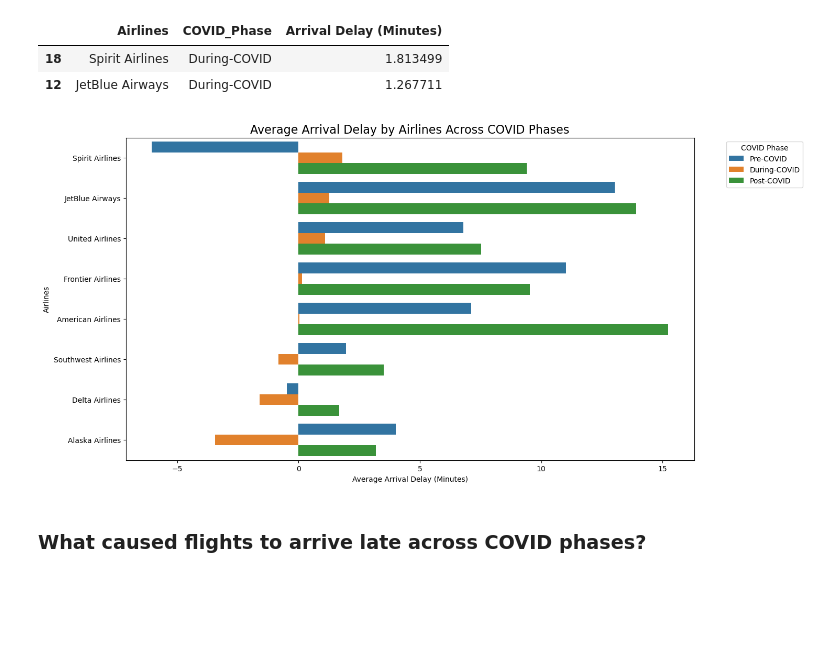
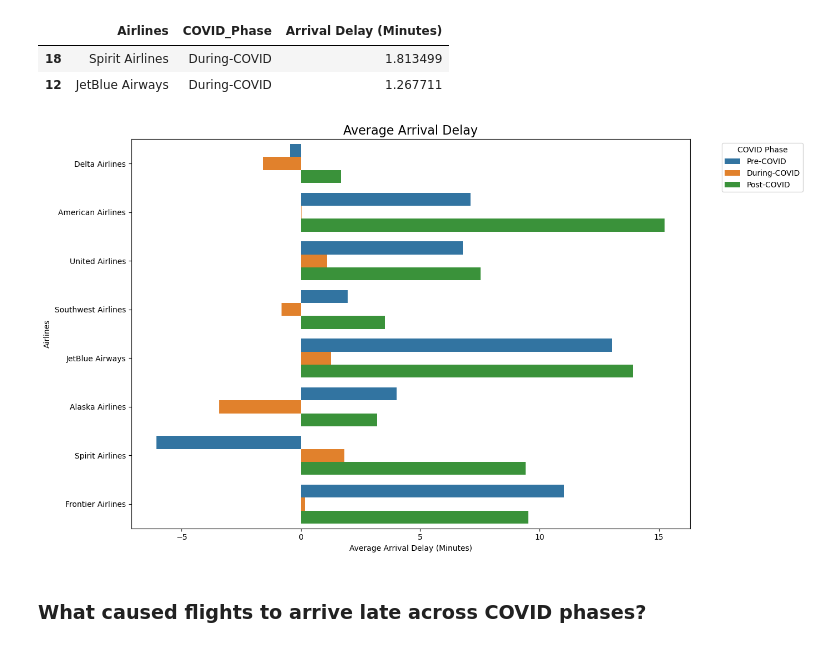
Before and after one commit to shrutivir/BNA-flight-delay-covid_impact, a Jupyter notebook: Notebook/Images/BNA_Airport_Delay.ipynb, the cells around one changed output. Cells and saved outputs as stored; diff of their text form; code cells hidden in the pictures; blank space fills up the shorter version.

```diff
--- a/Notebook/Images/BNA_Airport_Delay.ipynb
+++ b/Notebook/Images/BNA_Airport_Delay.ipynb
@@ -314,0 +305,11 @@ plt.savefig('airline_dep_delay_chart.png', dpi=300)
+# %%
+airline_order = [
+    'Delta Airlines',
+    'American Airlines',
+    'United Airlines',
+    'Southwest Airlines',
+    'JetBlue Airways',
+    'Alaska Airlines',
+    'Spirit Airlines',
+    'Frontier Airlines'
+]
@@ -419,16 +441,25 @@ airline_arr_delay.head(2)
 | 18 | Spirit Airlines | During-COVID | 1.813499 |
 | 12 | JetBlue Airways | During-COVID | 1.267711 |
 # %%
-plt.figure(figsize=(14,8))
-### I Specified hue order so colors matches Pre, During, Post COVID###
-sns.barplot(data=airline_arr_delay,x='Arrival Delay (Minutes)',y='Airlines',hue='COVID_Phase',hue_order=['Pre-COVID', 'During-COVID', 'Post-COVID'])
-plt.title('Average Arrival Delay by Airlines Across COVID Phases', fontsize=16)
+plt.figure(figsize=(14, 8))
+sns.barplot(
+    data=airline_arr_delay,
+    x='Arrival Delay (Minutes)',
+    y='Airlines',
+    hue='COVID_Phase',
+    order=airline_order,   # 👈 THIS is the key update
+    hue_order=['Pre-COVID', 'During-COVID', 'Post-COVID'])
+plt.title('Average Arrival Delay', fontsize=16)
 plt.xlabel('Average Arrival Delay (Minutes)')
 plt.ylabel('Airlines')
-plt.legend(title='COVID Phase', bbox_to_anchor=(1.05, 1), loc='upper left')
-plt.savefig('arrival_delay_chart.png', dpi=300)
+plt.legend(
+    title='COVID Phase',
+    bbox_to_anchor=(1.05, 1),
+    loc='upper left')
+plt.tight_layout()
+plt.savefig('airline_arrival_delay.png', dpi=300)
 # %% [output]
-[figure, old version]
+[figure, new version]
 # %% [markdown]
 ### What caused flights to arrive late across COVID phases?
 # %%
```
Also changed, not shown: parts of 6 cells of this notebook, 7 other files.
